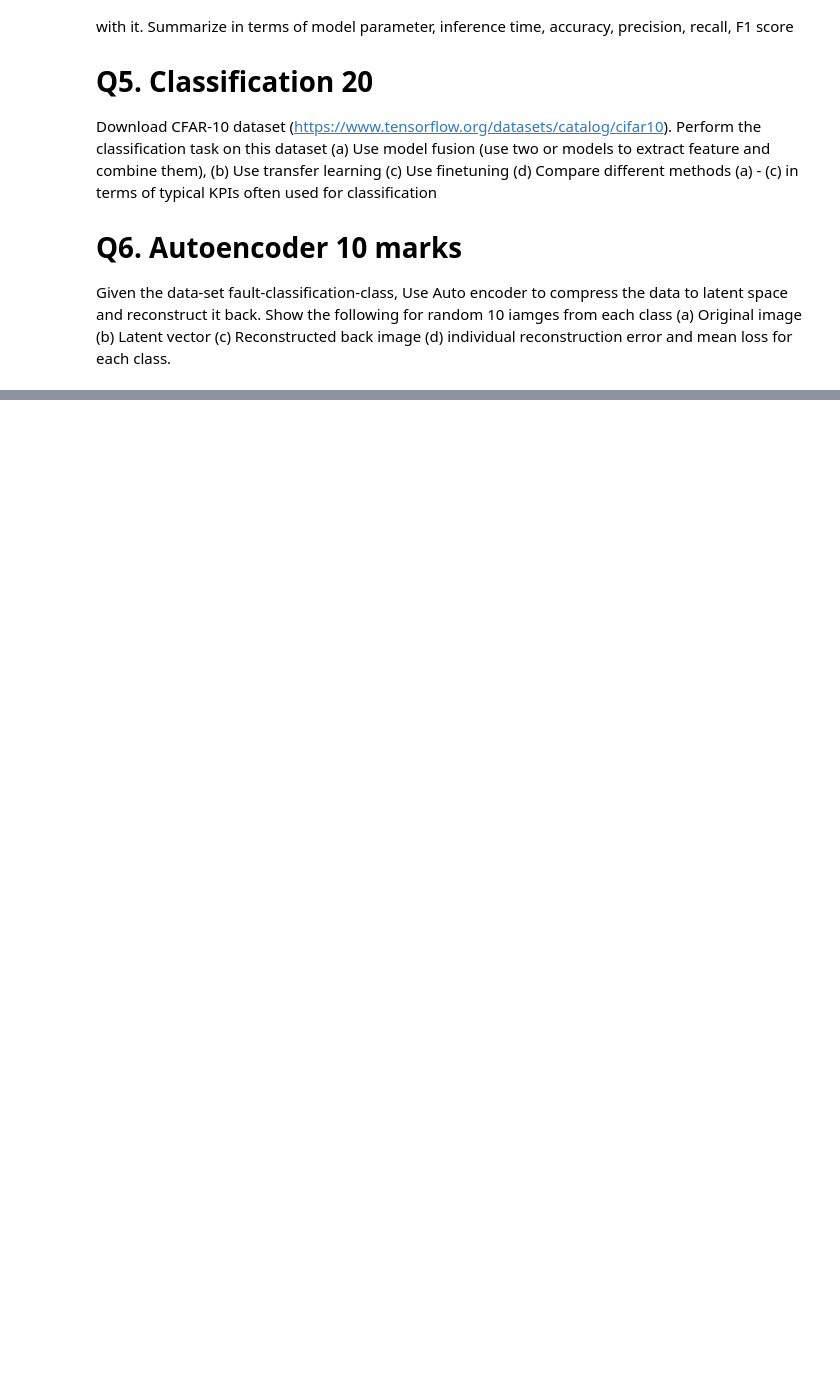
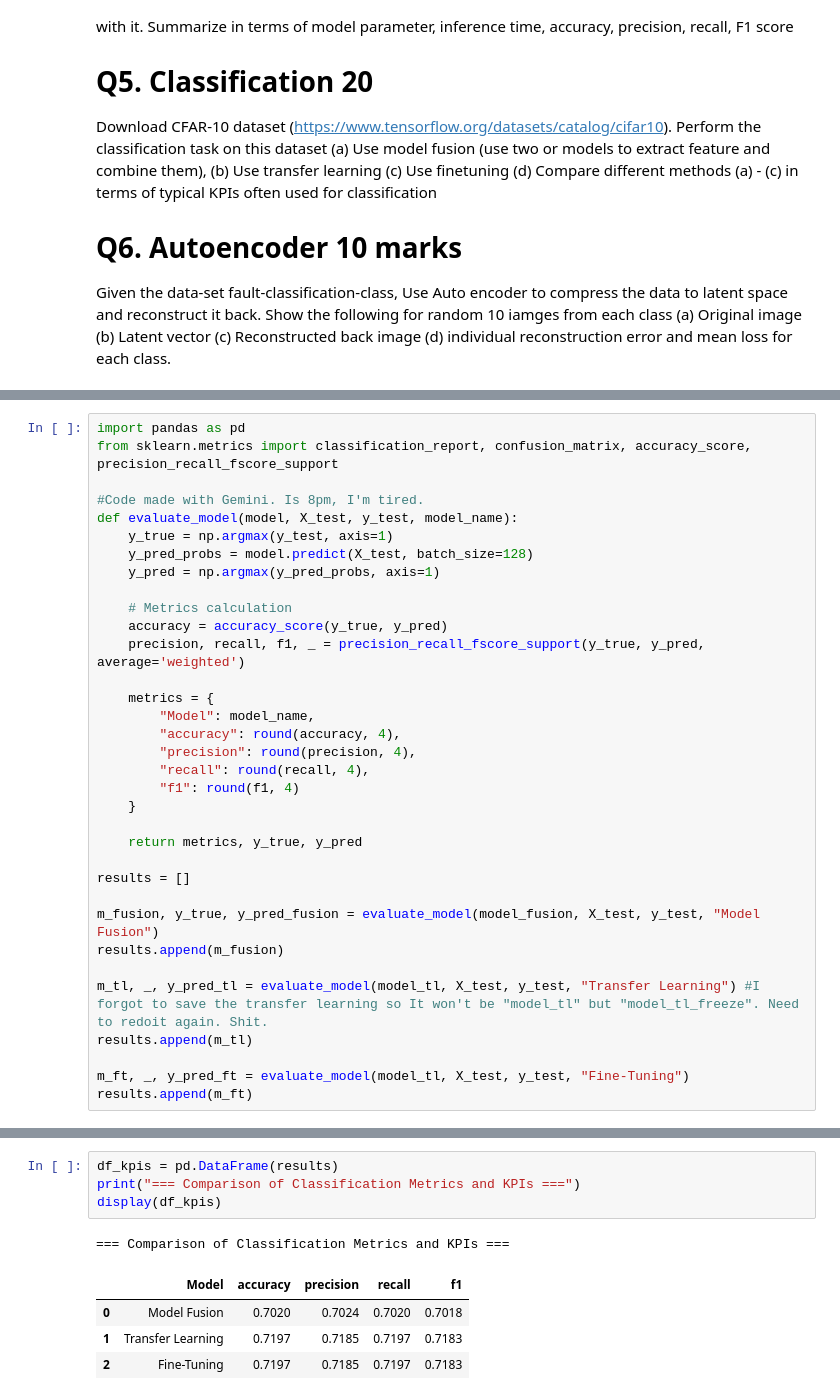
Before and after one commit to Ricrump/MAS512-Assignment1, a Jupyter notebook: Assignment 1/Assignment-1-class.ipynb, the cells around one changed output, grey strips where cells are left out. Saved outputs shown, nothing was run; the diff lists cells and outputs as text; blank space fills up the shorter version.

```diff
--- a/Assignment 1/Assignment-1-class.ipynb
+++ b/Assignment 1/Assignment-1-class.ipynb
@@ -177,0 +411,34 @@ Use Auto encoder to compress the data to latent space and reconstruct it back. S
+# %%
+import pandas as pd
+from sklearn.metrics import classification_report, confusion_matrix, accuracy_score, precision_recall_fscore_support
+
+#Code made with Gemini. Is 8pm, I'm tired.
+def evaluate_model(model, X_test, y_test, model_name):
+    y_true = np.argmax(y_test, axis=1)
+    y_pred_probs = model.predict(X_test, batch_size=128)
+    y_pred = np.argmax(y_pred_probs, axis=1)
+
+    # Metrics calculation
+    accuracy = accuracy_score(y_true, y_pred)
+    precision, recall, f1, _ = precision_recall_fscore_support(y_true, y_pred, average='weighted')
+
+    metrics = {
+        "Model": model_name,
+        "accuracy": round(accuracy, 4),
+        "precision": round(precision, 4),
+        "recall": round(recall, 4),
+        "f1": round(f1, 4)
+    }
+
+    return metrics, y_true, y_pred
+
+results = []
+
+m_fusion, y_true, y_pred_fusion = evaluate_model(model_fusion, X_test, y_test, "Model Fusion")
+results.append(m_fusion)
+
+m_tl, _, y_pred_tl = evaluate_model(model_tl, X_test, y_test, "Transfer Learning") #I forgot to save the transfer learning so It won't be "model_tl" but "model_tl_freeze". Need to redoit again. Shit.
+results.append(m_tl)
+
+m_ft, _, y_pred_ft = evaluate_model(model_tl, X_test, y_test, "Fine-Tuning")
+results.append(m_ft)
@@ -177,0 +449,10 @@ Use Auto encoder to compress the data to latent space and reconstruct it back. S
+# %%
+df_kpis = pd.DataFrame(results)
+print("=== Comparison of Classification Metrics and KPIs ===")
+display(df_kpis)
+# %% [output]
+=== Comparison of Classification Metrics and KPIs ===
+|  | Model | accuracy | precision | recall | f1 |
+| 0 | Model Fusion | 0.7020 | 0.7024 | 0.7020 | 0.7018 |
+| 1 | Transfer Learning | 0.7197 | 0.7185 | 0.7197 | 0.7183 |
+| 2 | Fine-Tuning | 0.7197 | 0.7185 | 0.7197 | 0.7183 |
```
Also changed, not shown: parts of 10 cells of this notebook, 8 other files.
